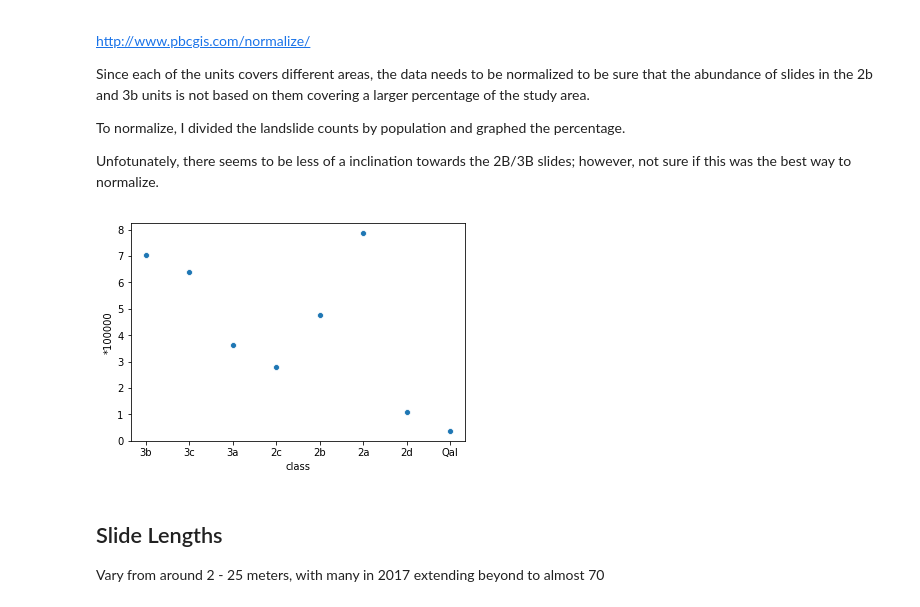
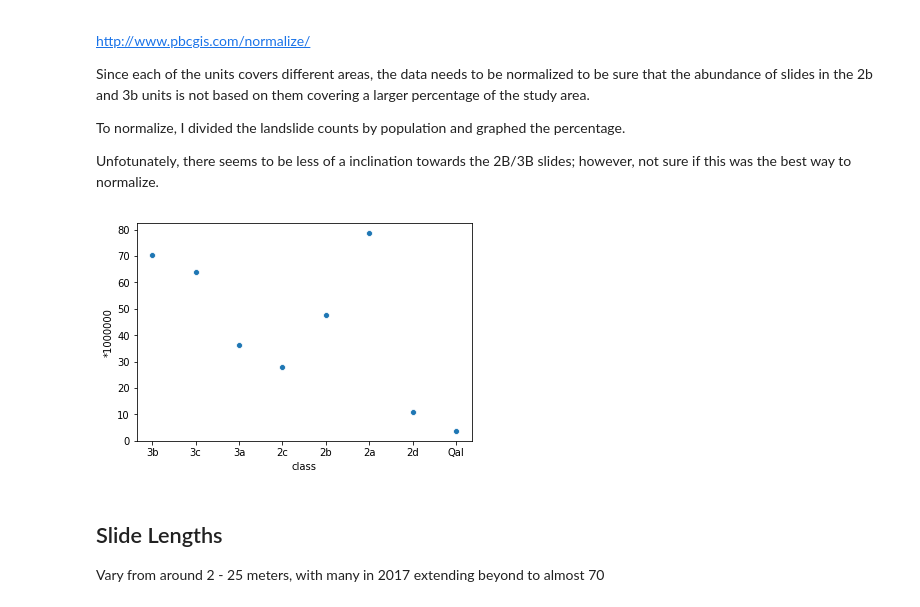
Before and after one commit to marynsanders/surfProject, a Jupyter notebook: landslide_geometry/landslide_geometry.ipynb, the cells around one changed output. Drawn from its saved outputs; the diff is of its cells as text; code cells hidden in the pictures.

```diff
--- a/landslide_geometry/landslide_geometry.ipynb
+++ b/landslide_geometry/landslide_geometry.ipynb
@@ -59,9 +52,9 @@ To normalize, I divided the landslide counts by population and graphed the perce
 
 Unfotunately, there seems to be less of a inclination towards the 2B/3B slides; however, not sure if this was the best way to normalize.
 # %%
-ax = sns.scatterplot(x="class", y="*100000", data=normalized)
+ax = sns.scatterplot(x="class", y="*1000000", data=normalized)
 # %% [output]
-[figure, old version]
+[figure, new version]
 # %% [markdown]
 ## Slide Lengths
 
```
Also changed, not shown: parts of 5 cells of this notebook, 24 other files.
